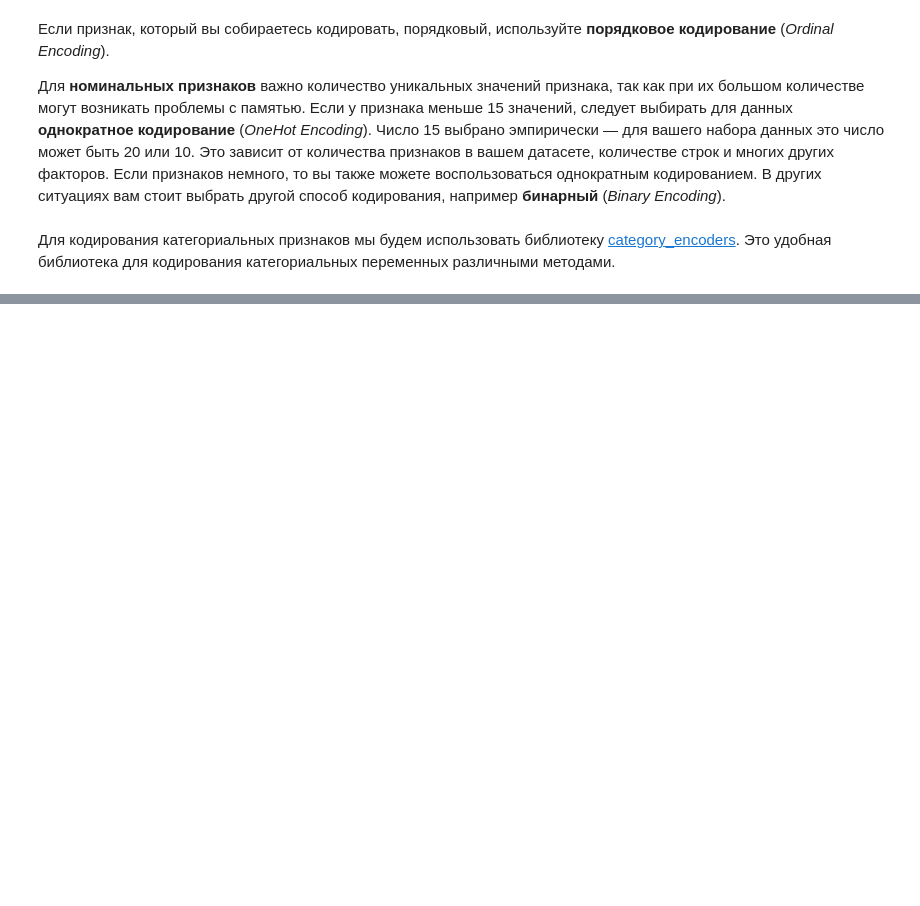
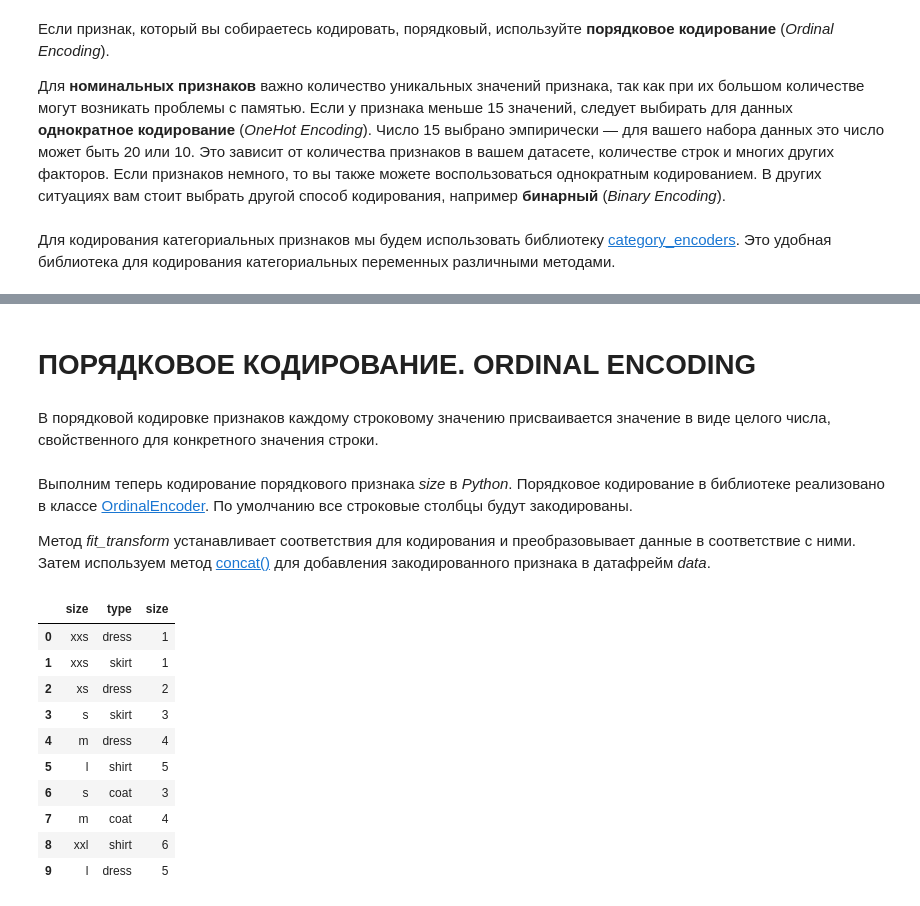
Before and after one commit to Lidiya-cutie/DS_SkillFactory, a Jupyter notebook: CodingMethods.ipynb, the cells around one changed output, grey strips where cells are left out. Saved outputs shown, nothing was run; the diff lists cells and outputs as text; code cells hidden in the pictures; blank space fills up the shorter version.

```diff
--- a/CodingMethods.ipynb
+++ b/CodingMethods.ipynb
@@ -15,0 +57,30 @@ Error:
+# %% [markdown]
+# ПОРЯДКОВОЕ КОДИРОВАНИЕ. ORDINAL ENCODING
+# %% [markdown]
+В порядковой кодировке признаков каждому строковому значению присваивается значение в виде целого числа, свойственного для конкретного значения строки.
+# %% [markdown]
+Выполним теперь кодирование порядкового признака *size* в *Python*. Порядковое кодирование в библиотеке реализовано в классе [OrdinalEncoder](https://contrib.scikit-learn.org/category_encoders/ordinal.html). По умолчанию все строковые столбцы будут закодированы.
+
+Метод *fit_transform* устанавливает соответствия для кодирования и преобразовывает данные в соответствие с ними. Затем используем метод [concat()](https://pandas.pydata.org/docs/reference/api/pandas.concat.html) для добавления закодированного признака в датафрейм *data*.
+# %%
+# импортируем библиотеку для работы с кодировщиками
+import category_encoders as ce
+
+ord_encoder = ce.OrdinalEncoder()
+data_bin = ord_encoder.fit_transform(clothing[['size']])
+clothing = pd.concat([clothing,data_bin], axis=1)
+# параметр axis=1 говорит о том, что мы обращаемся с столбцу
+
+clothing
+# %% [output]
+|  | size | type | size |
+| 0 | xxs | dress | 1 |
+| 1 | xxs | skirt | 1 |
+| 2 | xs | dress | 2 |
+| 3 | s | skirt | 3 |
+| 4 | m | dress | 4 |
+| 5 | l | shirt | 5 |
+| 6 | s | coat | 3 |
+| 7 | m | coat | 4 |
+| 8 | xxl | shirt | 6 |
+| 9 | l | dress | 5 |
```
Also changed, not shown: parts of 29 cells of this notebook, 1 other file.
